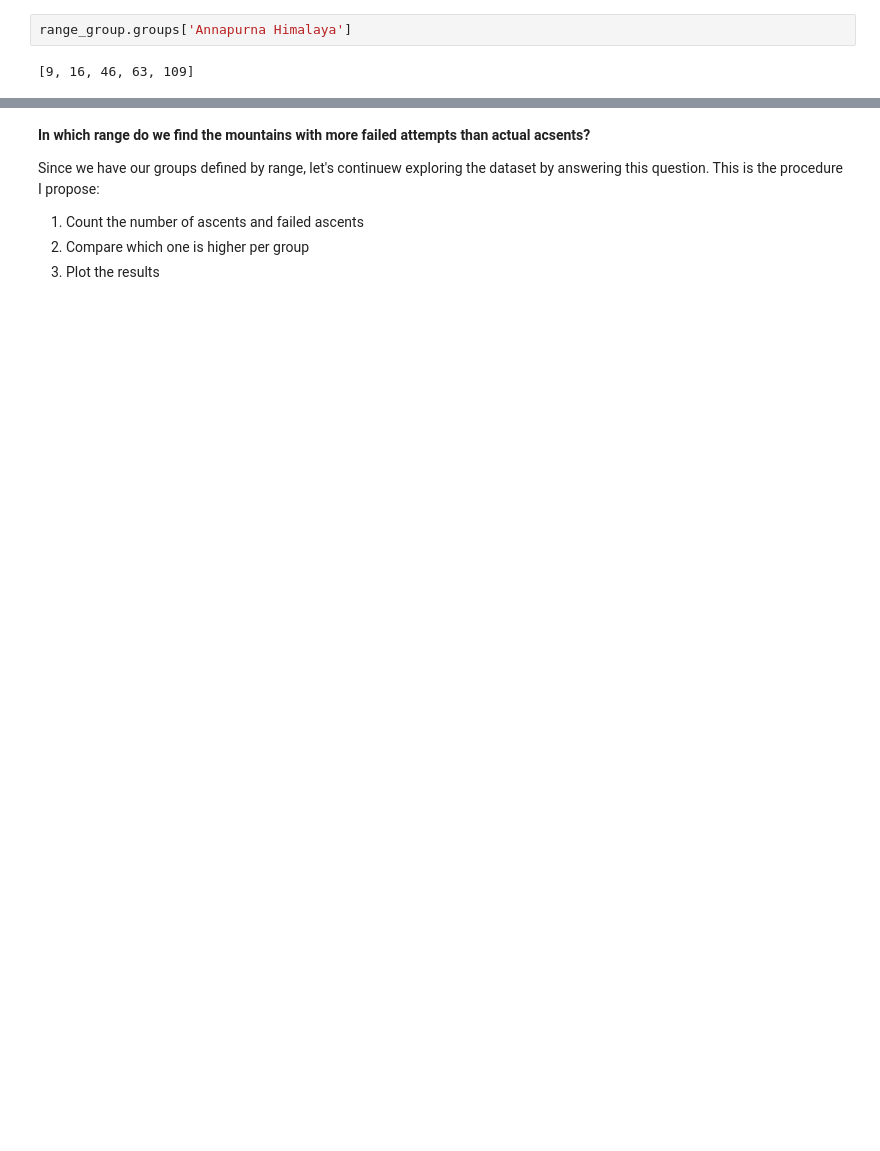
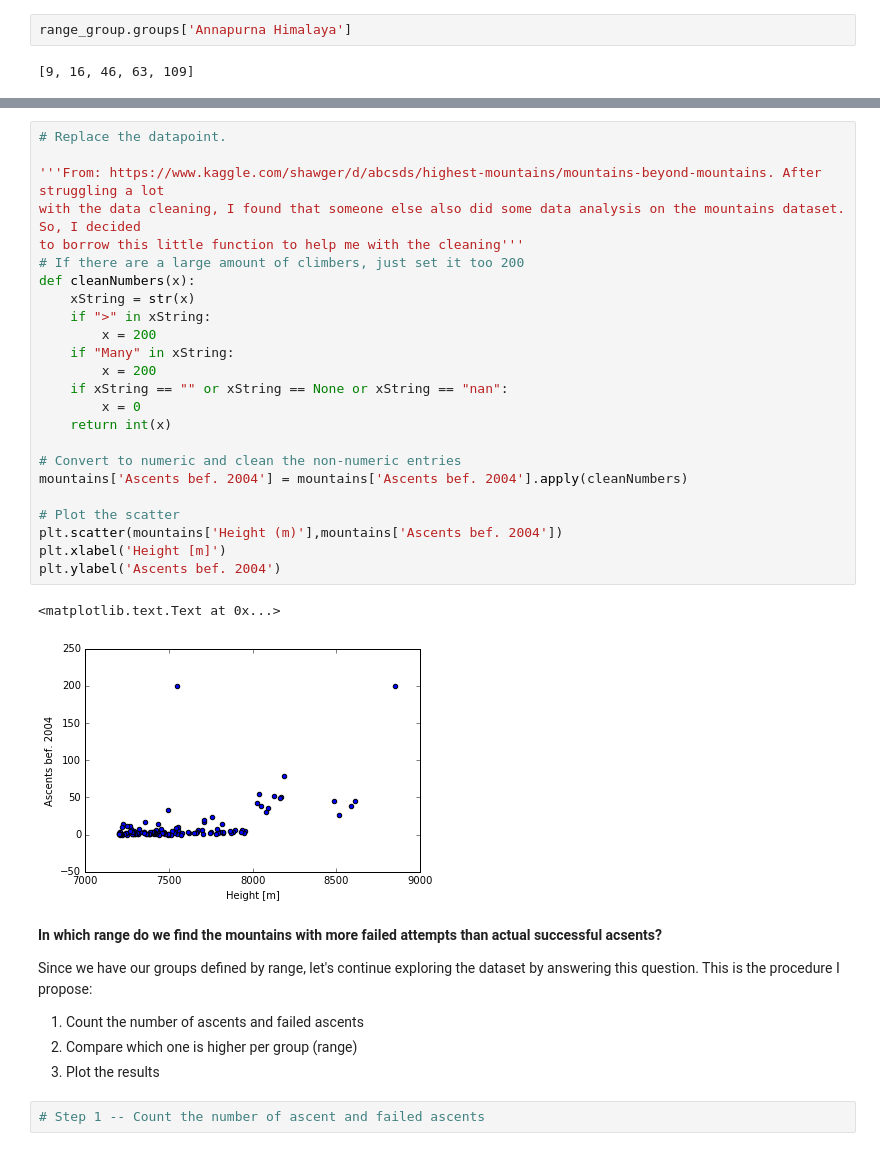
Before and after one commit to jugc/data_sci_learning_club, a Jupyter notebook: 02/activity-02.ipynb, the cells around one changed output, grey strips where cells are left out. Drawn from its saved outputs; the diff is of its cells as text; blank space fills up the shorter version.

Commit message:
Correlation between height and number of ascents

```diff
--- a/02/activity-02.ipynb
+++ b/02/activity-02.ipynb
@@ -190,8 +201,37 @@ plt.show()
+# %%
+# Replace the datapoint.
+
+'''From: https://www.kaggle.com/shawger/d/abcsds/highest-mountains/mountains-beyond-mountains. After struggling a lot
+with the data cleaning, I found that someone else also did some data analysis on the mountains dataset. So, I decided
+to borrow this little function to help me with the cleaning'''
+# If there are a large amount of climbers, just set it too 200
+def cleanNumbers(x):
+    xString = str(x)
+    if ">" in xString:
+        x = 200
+    if "Many" in xString:
+        x = 200
+    if xString == "" or xString == None or xString == "nan":
+        x = 0
+    return int(x)
+
+# Convert to numeric and clean the non-numeric entries
+mountains['Ascents bef. 2004'] = mountains['Ascents bef. 2004'].apply(cleanNumbers)
+
+# Plot the scatter
+plt.scatter(mountains['Height (m)'],mountains['Ascents bef. 2004'])
+plt.xlabel('Height [m]')
+plt.ylabel('Ascents bef. 2004')
+# %% [output]
+<matplotlib.text.Text at 0x...>
+[figure, added]
 # %% [markdown]
-**In which range do we find the mountains with more failed attempts than actual acsents?**
+**In which range do we find the mountains with more failed attempts than actual successful acsents?**
 
-Since we have our groups defined by range, let's continuew exploring the dataset by answering this question. This is the procedure I propose:
+Since we have our groups defined by range, let's continue exploring the dataset by answering this question. This is the procedure I propose:
 
 1. Count the number of ascents and failed ascents
-2. Compare which one is higher per group
+2. Compare which one is higher per group (range)
 3. Plot the results
+# %%
+# Step 1 -- Count the number of ascent and failed ascents
```
Also changed, not shown: parts of 6 cells of this notebook.
